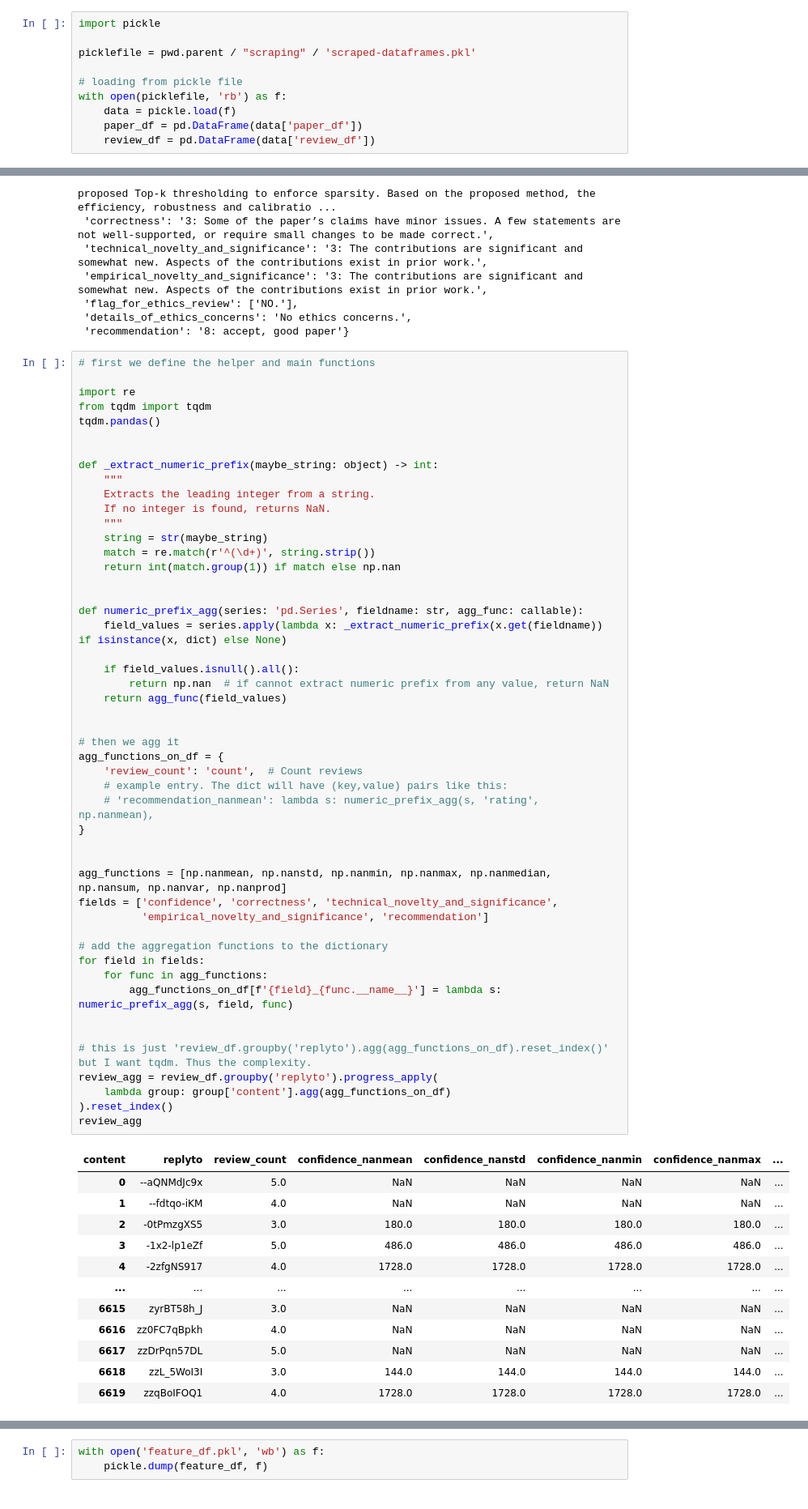
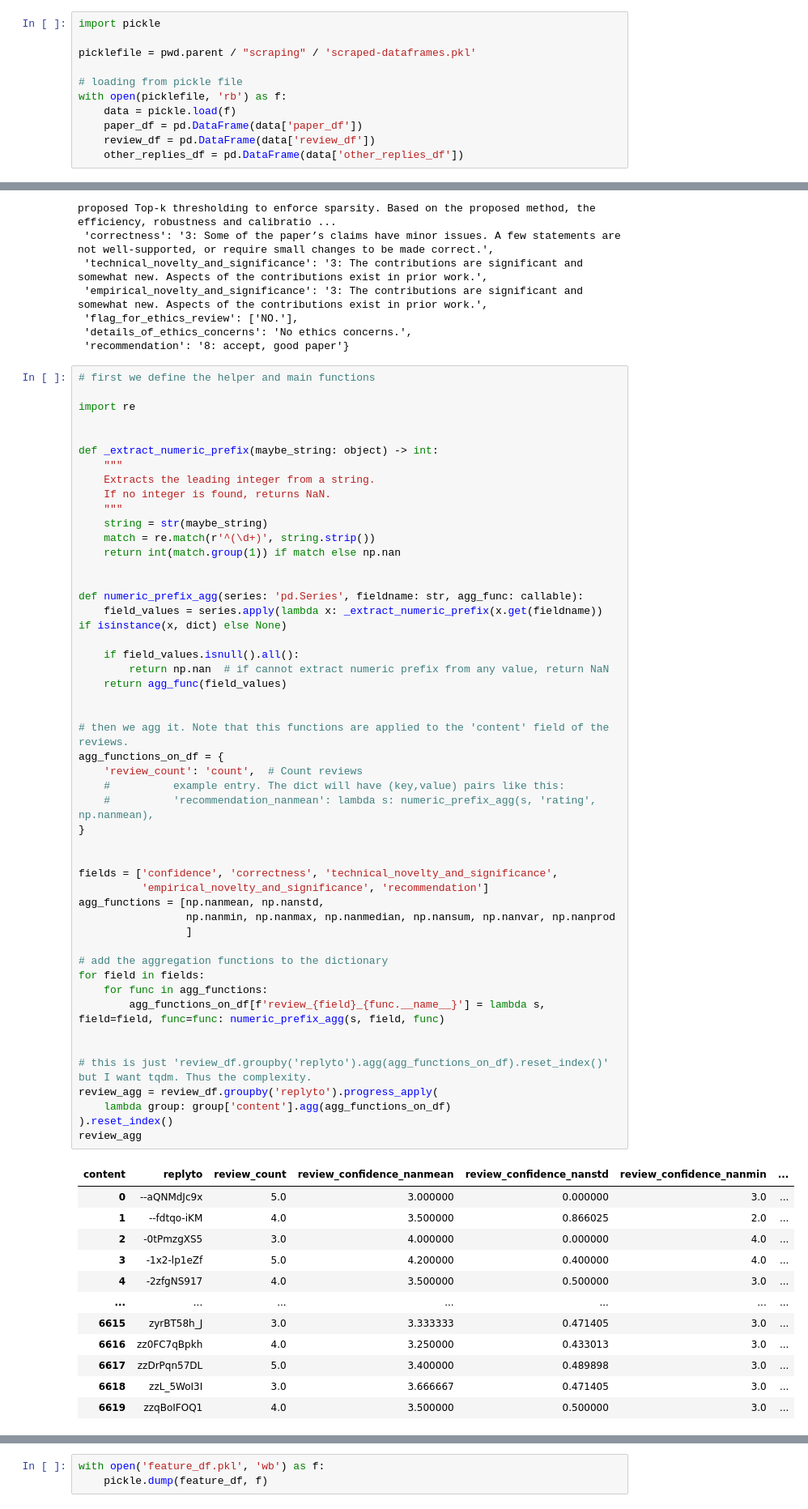
Before and after one commit to halilfarukkaragoz/data-literacy-group16, a Jupyter notebook: data/feature-calculation.ipynb, the cells around one changed output, grey strips where cells are left out. Shown at 81% size. Saved outputs shown, nothing was run; the diff lists cells and outputs as text.

```diff
--- a/data/feature-calculation.ipynb
+++ b/data/feature-calculation.ipynb
@@ -21,6 +23,7 @@ with open(picklefile, 'rb') as f:
     data = pickle.load(f)
     paper_df = pd.DataFrame(data['paper_df'])
     review_df = pd.DataFrame(data['review_df'])
+    other_replies_df = pd.DataFrame(data['other_replies_df'])
 # %%
 paper_df
 # %% [output]
@@ -131,8 +246,6 @@ review_df.iloc[18046]['content']
 # first we define the helper and main functions
 
 import re
-from tqdm import tqdm
-tqdm.pandas()
 
 
 def _extract_numeric_prefix(maybe_string: object) -> int:
@@ -145,50 +258,52 @@ def _extract_numeric_prefix(maybe_string: object) -> int:
     return int(match.group(1)) if match else np.nan
 
 
 def numeric_prefix_agg(series: 'pd.Series', fieldname: str, agg_func: callable):
     field_values = series.apply(lambda x: _extract_numeric_prefix(x.get(fieldname)) if isinstance(x, dict) else None)
 
     if field_values.isnull().all():
         return np.nan  # if cannot extract numeric prefix from any value, return NaN
     return agg_func(field_values)
 
 
-# then we agg it
+# then we agg it. Note that this functions are applied to the 'content' field of the reviews.
 agg_functions_on_df = {
     'review_count': 'count',  # Count reviews
-    # example entry. The dict will have (key,value) pairs like this:
-    # 'recommendation_nanmean': lambda s: numeric_prefix_agg(s, 'rating', np.nanmean),
+    #          example entry. The dict will have (key,value) pairs like this:
+    #          'recommendation_nanmean': lambda s: numeric_prefix_agg(s, 'rating', np.nanmean),
 }
 
 
-agg_functions = [np.nanmean, np.nanstd, np.nanmin, np.nanmax, np.nanmedian, np.nansum, np.nanvar, np.nanprod]
 fields = ['confidence', 'correctness', 'technical_novelty_and_significance',
           'empirical_novelty_and_significance', 'recommendation']
+agg_functions = [np.nanmean, np.nanstd,
+                 np.nanmin, np.nanmax, np.nanmedian, np.nansum, np.nanvar, np.nanprod
+                 ]
 
 # add the aggregation functions to the dictionary
 for field in fields:
     for func in agg_functions:
-        agg_functions_on_df[f'{field}_{func.__name__}'] = lambda s: numeric_prefix_agg(s, field, func)
+        agg_functions_on_df[f'review_{field}_{func.__name__}'] = lambda s, field=field, func=func: numeric_prefix_agg(s, field, func)
 
 
 # this is just 'review_df.groupby('replyto').agg(agg_functions_on_df).reset_index()' but I want tqdm. Thus the complexity.
 review_agg = review_df.groupby('replyto').progress_apply(
     lambda group: group['content'].agg(agg_functions_on_df)
 ).reset_index()
 review_agg
 # %% [output]
-| content | replyto | review_count | confidence_nanmean | confidence_nanstd | confidence_nanmin | confidence_nanmax | ... |
-| 0 | --aQNMdJc9x | 5.0 | NaN | NaN | NaN | NaN | ... |
-| 1 | --fdtqo-iKM | 4.0 | NaN | NaN | NaN | NaN | ... |
-| 2 | -0tPmzgXS5 | 3.0 | 180.0 | 180.0 | 180.0 | 180.0 | ... |
-| 3 | -1x2-lp1eZf | 5.0 | 486.0 | 486.0 | 486.0 | 486.0 | ... |
-| 4 | -2zfgNS917 | 4.0 | 1728.0 | 1728.0 | 1728.0 | 1728.0 | ... |
-| ... | ... | ... | ... | ... | ... | ... | ... |
-| 6615 | zyrBT58h_J | 3.0 | NaN | NaN | NaN | NaN | ... |
-| 6616 | zz0FC7qBpkh | 4.0 | NaN | NaN | NaN | NaN | ... |
-| 6617 | zzDrPqn57DL | 5.0 | NaN | NaN | NaN | NaN | ... |
-| 6618 | zzL_5WoI3I | 3.0 | 144.0 | 144.0 | 144.0 | 144.0 | ... |
-| 6619 | zzqBoIFOQ1 | 4.0 | 1728.0 | 1728.0 | 1728.0 | 1728.0 | ... |
+| content | replyto | review_count | review_confidence_nanmean | review_confidence_nanstd | review_confidence_nanmin | ... |
+| 0 | --aQNMdJc9x | 5.0 | 3.000000 | 0.000000 | 3.0 | ... |
+| 1 | --fdtqo-iKM | 4.0 | 3.500000 | 0.866025 | 2.0 | ... |
+| 2 | -0tPmzgXS5 | 3.0 | 4.000000 | 0.000000 | 4.0 | ... |
+| 3 | -1x2-lp1eZf | 5.0 | 4.200000 | 0.400000 | 4.0 | ... |
+| 4 | -2zfgNS917 | 4.0 | 3.500000 | 0.500000 | 3.0 | ... |
+| ... | ... | ... | ... | ... | ... | ... |
+| 6615 | zyrBT58h_J | 3.0 | 3.333333 | 0.471405 | 3.0 | ... |
+| 6616 | zz0FC7qBpkh | 4.0 | 3.250000 | 0.433013 | 3.0 | ... |
+| 6617 | zzDrPqn57DL | 5.0 | 3.400000 | 0.489898 | 3.0 | ... |
+| 6618 | zzL_5WoI3I | 3.0 | 3.666667 | 0.471405 | 3.0 | ... |
+| 6619 | zzqBoIFOQ1 | 4.0 | 3.500000 | 0.500000 | 3.0 | ... |
 6620 rows × 42 columns
 # %%
 
```
Also changed, not shown: parts of 8 cells of this notebook, 2 other files.
